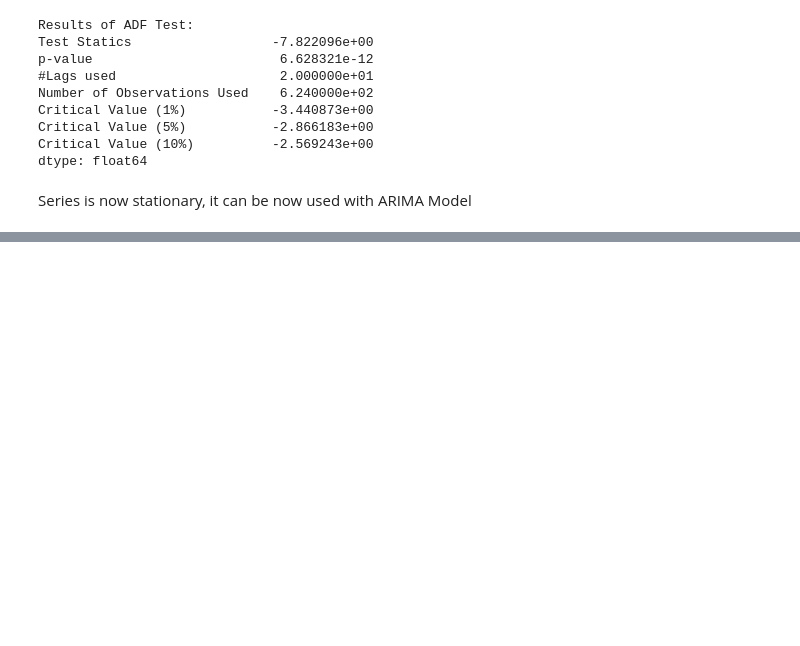
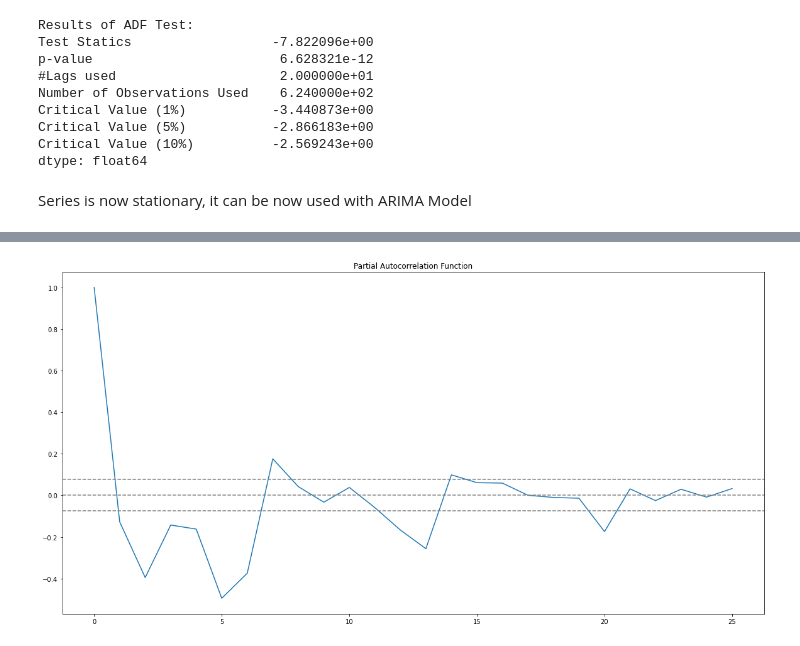
Before and after one commit to AnshuLodha007/Unicorn_Hackathon, a Jupyter notebook: Solution.ipynb, the cells around one changed output, grey strips where cells are left out. Drawn from its saved outputs; the diff is of its cells as text; code cells hidden in the pictures; blank space fills up the shorter version.

```diff
--- a/Solution.ipynb
+++ b/Solution.ipynb
@@ -876,0 +894,9 @@ Series is now stationary, it can be now used with ARIMA Model
+# %%
+plt.plot(lag_pacf)
+plt.axhline(y= 0, linestyle= '--', color= 'gray')
+plt.axhline(y= -1.96/np.sqrt(len(train_log_diff.dropna())), linestyle= '--', color= 'gray')
+plt.axhline(y= 1.96/np.sqrt(len(train_log_diff.dropna())), linestyle= '--', color= 'gray')
+plt.title('Partial Autocorrelation Function')
+plt.show()
+# %% [output]
+[figure, added]
```
Also changed, not shown: parts of 6 cells of this notebook.
